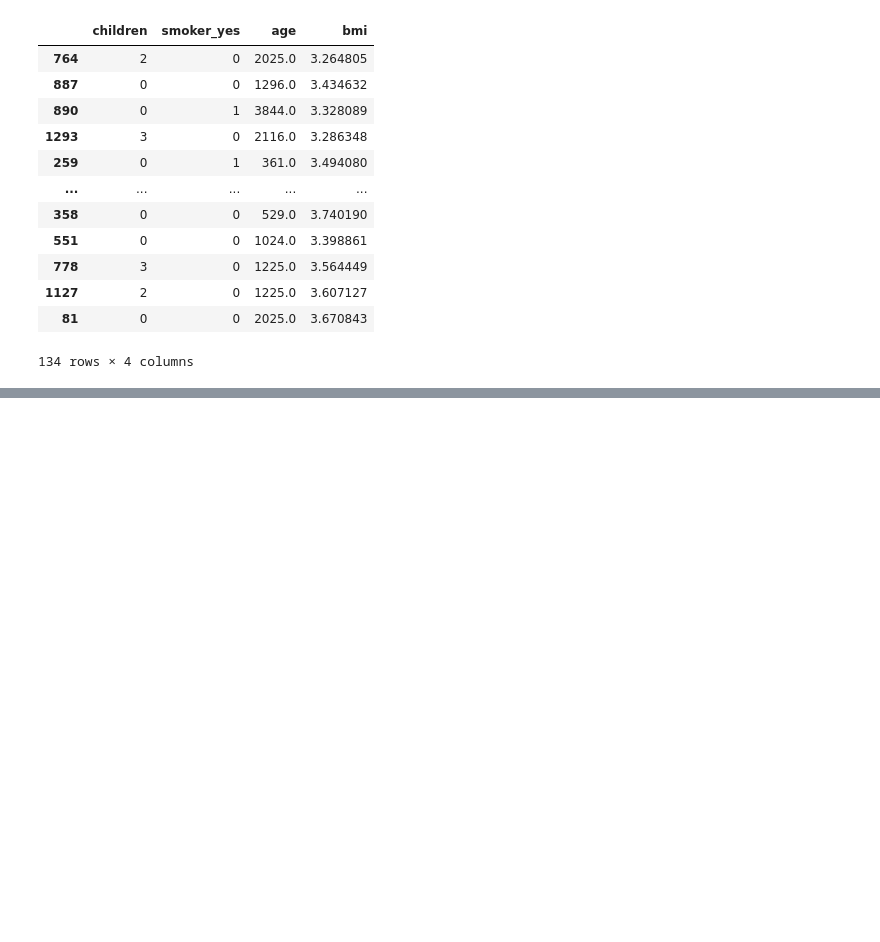
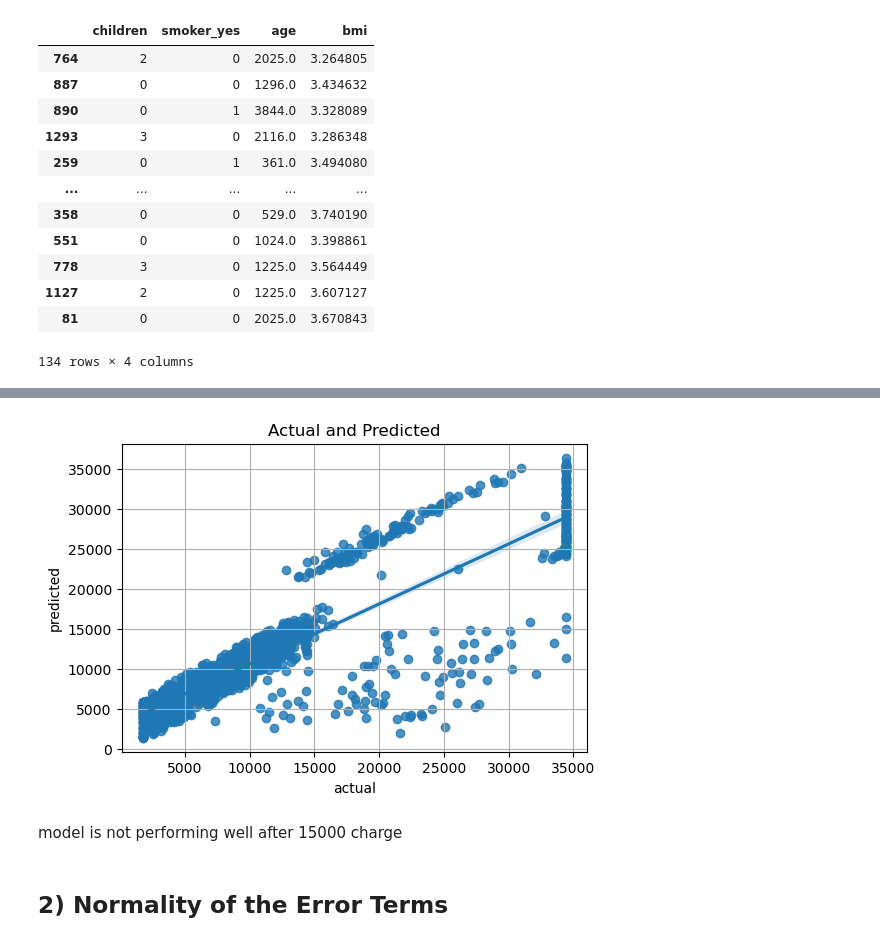
Before and after one commit to ShrajanKumar/Insurance_cost_prediction, a Jupyter notebook: statistical_analysis_and_modeling eda.ipynb, the cells around one changed output, grey strips where cells are left out. Drawn from its saved outputs; the diff is of its cells as text; code cells hidden in the pictures; blank space fills up the shorter version.

Commit message:
updated.ipynb file
Continued modeling work

```diff
--- a/statistical_analysis_and_modeling eda.ipynb
+++ b/statistical_analysis_and_modeling eda.ipynb
@@ -1500,0 +1435,3 @@ r 0.7634
+# %%
+lreg = LinearRegression()
+lreg.fit(x_train,y_train)
@@ -1500,0 +1440,2 @@ r 0.7634
+# %%
+y_pred=lreg.predict(x_train)
@@ -1500,0 +1460,4 @@ r 0.7634
+# %%
+#calculating the actual and predict value of insurance cost
+result=pd.DataFrame({"predicted":y_pred.flatten(),"actual":y_train['charges'].to_numpy()})
+result.head()
@@ -1500,0 +1491,15 @@ r 0.7634
+# %%
+#linearity
+def check_linearity(data,x,y):
+    plt.figure(figsize=(6,4))
+    sns.regplot(x=x,y=y,data=data)
+    plt.grid(visible=True)
+    plt.title("Actual and Predicted")
+# %%
+check_linearity(result,"actual","predicted")
+# %% [output]
+[figure, added]
+# %% [markdown]
+model is not performing well after 15000 charge
+# %% [markdown]
+## 2) Normality of the Error Terms
```
Also changed, not shown: parts of 36 cells of this notebook.
